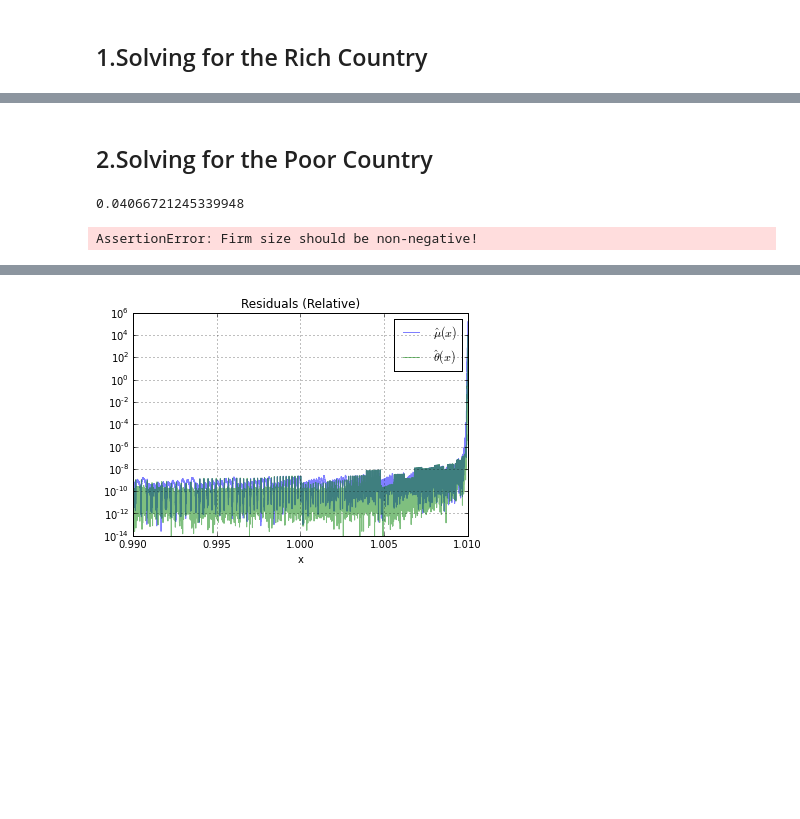
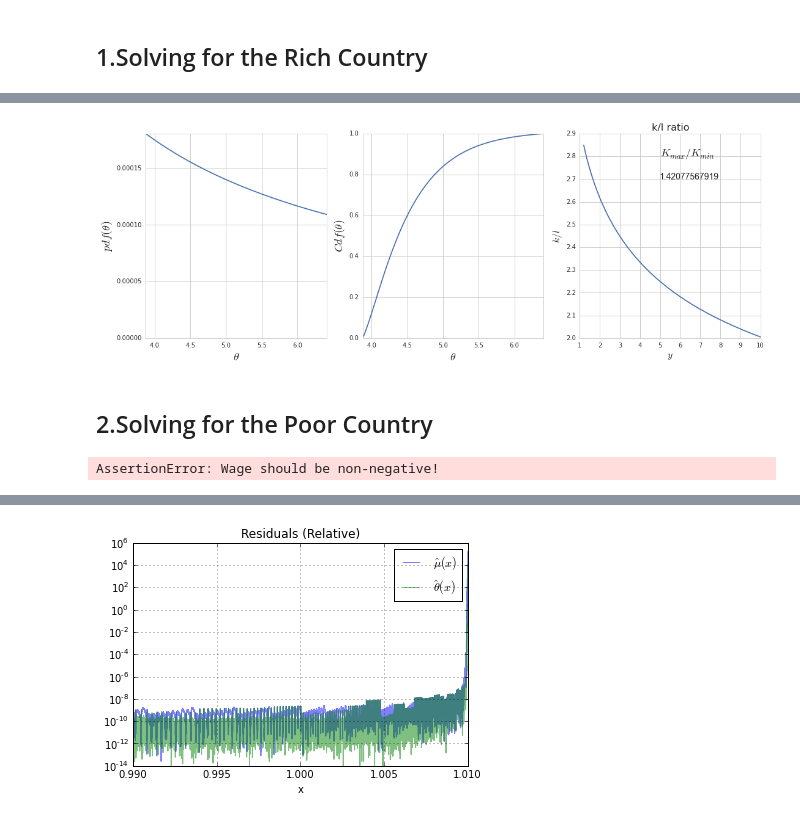
Before and after one commit to davidrpugh/assortative-matching-large-firms, a Jupyter notebook: Examples with K exp x.ipynb, the cells around one changed output, grey strips where cells are left out. Drawn from its saved outputs; the diff is of its cells as text; code cells hidden in the pictures; blank space fills up the shorter version.

```diff
--- a/Examples with K exp x.ipynb
+++ b/Examples with K exp x.ipynb
@@ -135,2 +163,36 @@ plt.show()
+# %%
+def pdf_workers(xs):
+    return np.ones(len(xs))*(4.2/len(xs))
+# %%
+# # # # Firm size distribution # # # #
+pdf_theta_hat = pdf_workers(xs)/thetas
+
+plt.figure(figsize=(18,6))
+plt.subplot(1,3,1)
+plt.plot(thetas,pdf_theta_hat)
+plt.ylabel('$pdf(\\theta)$', fontsize=18)
+plt.xlabel('$\\theta$', fontsize=18)
+plt.xlim(min(thetas), max(thetas))
+plt.ylim(0,max(pdf_theta_hat))
+
+plt.subplot(1,3,2)
+cdf_theta_hat = np.cumsum(pdf_theta_hat)/sum(pdf_theta_hat)
+plt.plot(thetas,cdf_theta_hat)
+plt.ylabel('$Cdf(\\theta)$', fontsize=18)
+plt.xlabel('$\\theta$', fontsize=18)
+plt.xlim(min(thetas), max(thetas))
+
+k_ratio = ks/thetas
+plt.subplot(1,3,3)
+plt.plot(ys,k_ratio)
+plt.xlabel('$y$', size=16)
+plt.ylabel('$k/l$', fontsize=16)
+plt.title('k/l ratio', fontsize=16)
+plt.annotate(str(max(k_ratio)/min(k_ratio)), (5,2.7), fontsize=14)
+plt.annotate('$K_{max}/K_{min}$', (5,2.8), fontsize=18)
+
+plt.show()
+# %% [output]
+[figure, added]
 # %% [markdown]
 ## 2.Solving for the Poor Country
@@ -160,15 +218,10 @@ model2 = models.Model('positive',
                      params=F_params2)
 
 solver = shooting.ShootingSolver(model=model2)
-# %%
-fx = sym.lambdify((x,y,l,r,A,kapa,eta,gamma,rho,R),model2.Fx)
-fx(1.01,10.0,2.0,1.0,0.5105,1,0.89,0.5,0.25,0.83684)
-# %% [output]
-0.04066721245339948
 # %%
-solver.solve(2.02, tol=1e-6, number_knots=600, atol=1e-15, rtol=1e-12, integrator='vode', message=True)
+solver.solve(100.0, tol=1e-6, number_knots=1000, knots=None, integrator='lsoda', message=True)
 # %% [output]
-AssertionError: Firm size should be non-negative!
+AssertionError: Wage should be non-negative!
 # %%
 solver.solution
 # %% [output]
```
Also changed, not shown: parts of 14 cells of this notebook, 7 other files.
